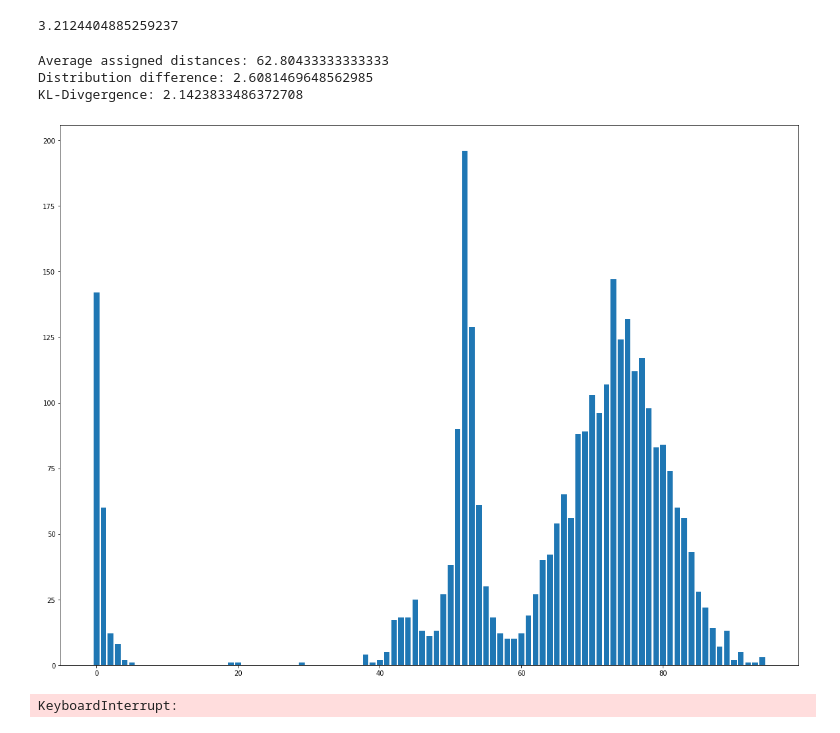
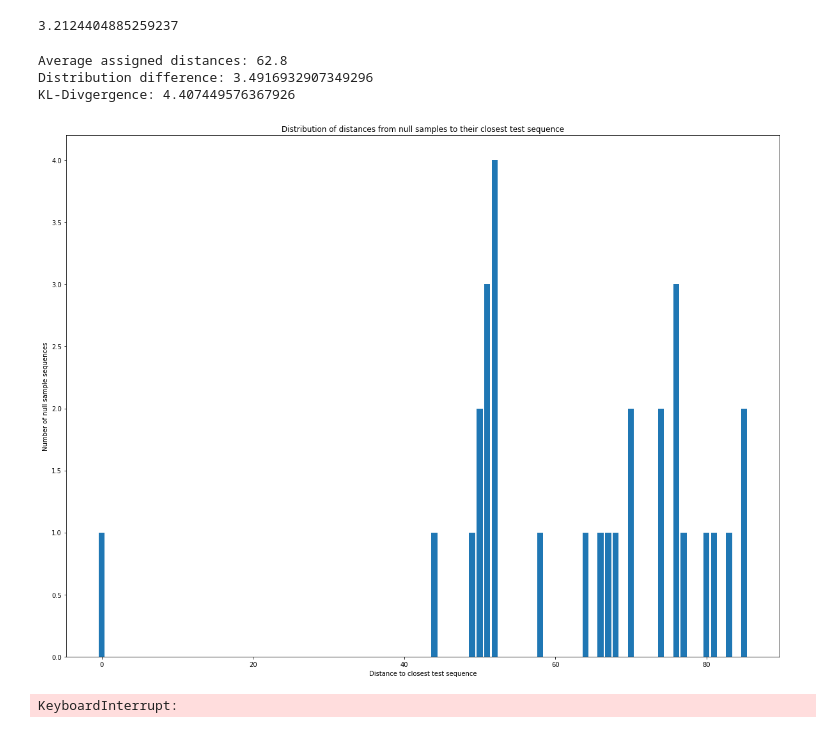
Before and after one commit to manuelgloeckler/sequence_bioinfo, a Jupyter notebook: project/Gentype Evaluation.ipynb, the cells around one changed output. Drawn from its saved outputs; the diff is of its cells as text; code cells hidden in the pictures.

```diff
--- a/project/Gentype Evaluation.ipynb
+++ b/project/Gentype Evaluation.ipynb
@@ -144,7 +147,7 @@ Generate a good amount of samples (the more the better, but also the longer it w
 # %%
 variant_ranges = data_manager.get_variation_range(**allele_args)
 mm = AlleleMM(eval_models[best_idx].Z, eval_models[best_idx].theta, inference_matrix_training, variant_ranges, variation_map)
-number_of_samples = 3000
+number_of_samples = 30
 samples = []
 clusters = []
 descriptions = []
@@ -258,32 +274,35 @@ for i in range(number_of_samples):
 # %%
 assigned_distance, distributions = get_distances(null_samples, inference_matrix_test)
 distances_multiples = []
 sum_distances = 0
 for sample in null_samples:
     distances_multiples.append(assigned_distance[tuple(sample)])
 avg_distances = sum(distances_multiples)/len(null_samples)
 
 test_probabilites = []
 generated_probabilites = []
 test_set = [tuple(individual) for individual in inference_matrix_test]
 for individual in set(test_set):
     test_quota, generated_quota = distributions[individual]
     test_probabilites.append(test_quota)
     generated_probabilites.append(generated_quota)
     distribution_difference += np.absolute(test_quota - generated_quota)
 
 
 print("Average assigned distances: {}\nDistribution difference: {}\nKL-Divgergence: {}".format(avg_distances, distribution_difference, KL_div(generated_probabilites, test_probabilites)))
 from collections import Counter
 c = Counter(distances_multiples)
 fig, ax = plt.subplots(figsize=(20,15))
 ax.bar(c.keys(), c.values())
+ax.set_ylabel("Number of null sample sequences")
+ax.set_xlabel("Distance to closest test sequence")
+ax.set_title("Distribution of distances from null samples to their closest test sequence")
 plt.show()
 # %% [output]
-Average assigned distances: 62.80433333333333
-Distribution difference: 2.6081469648562985
-KL-Divgergence: 2.1423833486372708
+Average assigned distances: 62.8
+Distribution difference: 3.4916932907349296
+KL-Divgergence: 4.407449576367926
-[figure, old version]
+[figure, new version]
 # %%
 assigned_distance, distributions = get_distances(inference_matrix_training, inference_matrix_test)
 sum_distances = 0
```
Also changed, not shown: parts of 5 cells of this notebook, 1 other file.
